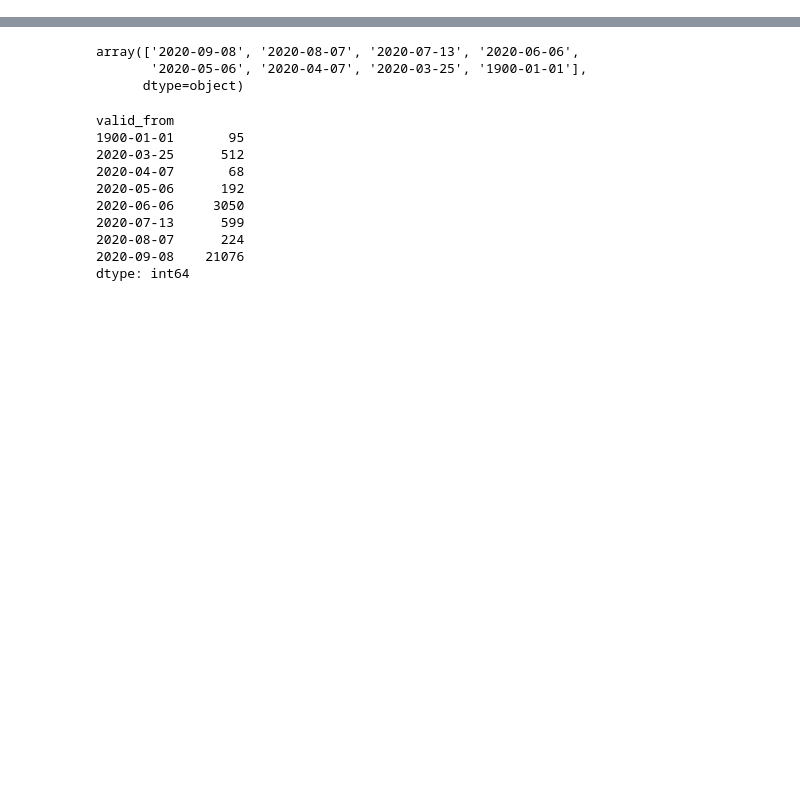
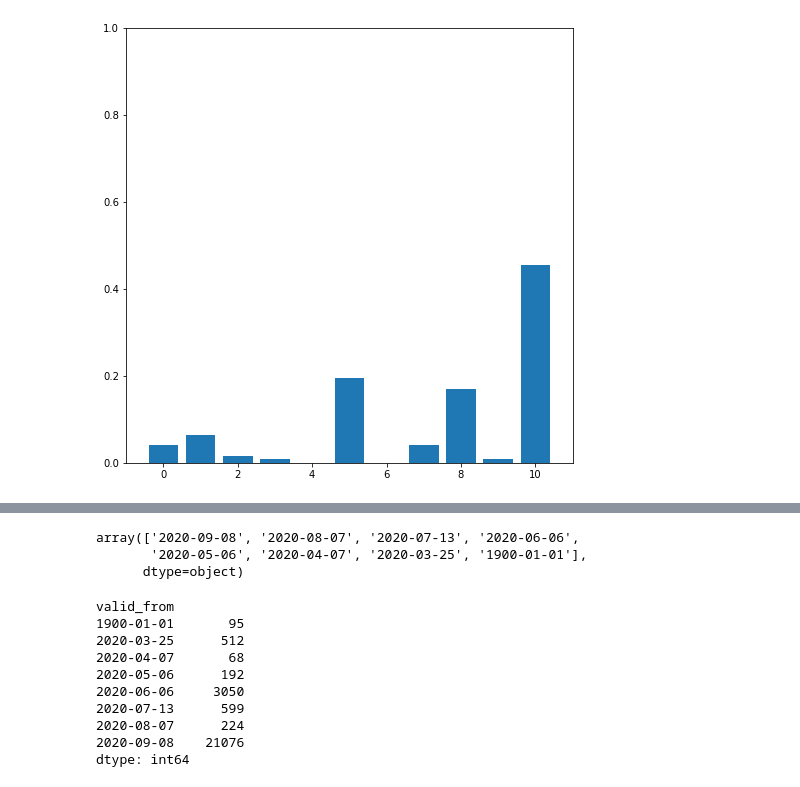
Before and after one commit to hkronenb/HK_DATS_Practicum, a Jupyter notebook: notebooks/Cluster Plot.ipynb, the cells around one changed output, grey strips where cells are left out. Drawn from its saved outputs; the diff is of its cells as text; code cells hidden in the pictures; blank space fills up the shorter version.

```diff
--- a/notebooks/Cluster Plot.ipynb
+++ b/notebooks/Cluster Plot.ipynb
@@ -19,0 +90,43 @@ places = pd.read_csv(DATA_DIR / 'processed' / 'philly_places.csv.tar.gz', low_me
+# %%
+# HK: I would like to have checkboxes for 'normalized by devices seen' and 'relative to January'
+#     but don't know how to give the checkbox a name (I was looking at pm.Boolean()).
+class Brand_distribution(pm.Parameterized):
+    df = brand_data
+    brand = pm.Selector(
+        objects = big_brands,
+        default = big_brands[0], allow_None = False)
+
+    @pm.depends('brand')
+    def make_subtitle(self):
+        return 'Distribution of ' + self.brand + ' locations by cluster'
+
+    @pm.depends('df', 'brand')
+    def filter_brand(self):
+        mask = self.df['brands'] == self.brand
+        return self.df.loc[mask]
+
+    @pm.depends('df', 'brand')
+    def make_bar_plot(self):
+        n_clusters = max(self.df.cluster)
+        filtered = self.filter_brand()
+        #return filtered[['svcg_cycle_date', 'pct_missing']].hvplot(kind='line')
+        # Create the figure
+        fig, ax = plt.subplots(figsize=(8, 8))
+
+        # Plot
+        ax.bar(filtered.cluster, filtered.frequency)
+
+        # NEW: Set the xlims and ylims
+        ax.set_xlim(-1, n_clusters+1)
+        ax.set_ylim(0, 1)
+
+        return fig
+# %%
+brand_app = Brand_distribution(name = "")
+brand_title = '### Brands by cluster'
+brand_panel = pn.Column(
+    pn.Row(
+        pn.Column(brand_title, brand_app.make_subtitle, pn.Param(brand_app.param))
+    ), brand_app.make_bar_plot )
+# %% [output]
+[figure, added]
```
Also changed, not shown: parts of 16 cells of this notebook, 1 other file.
